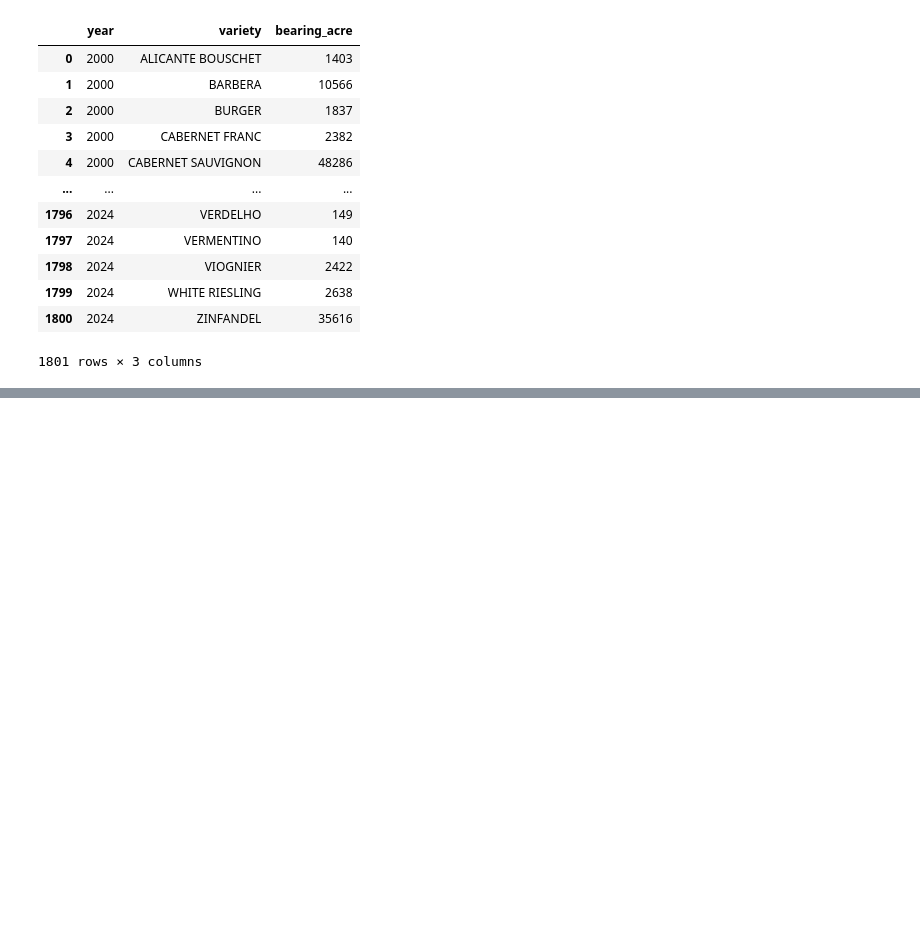
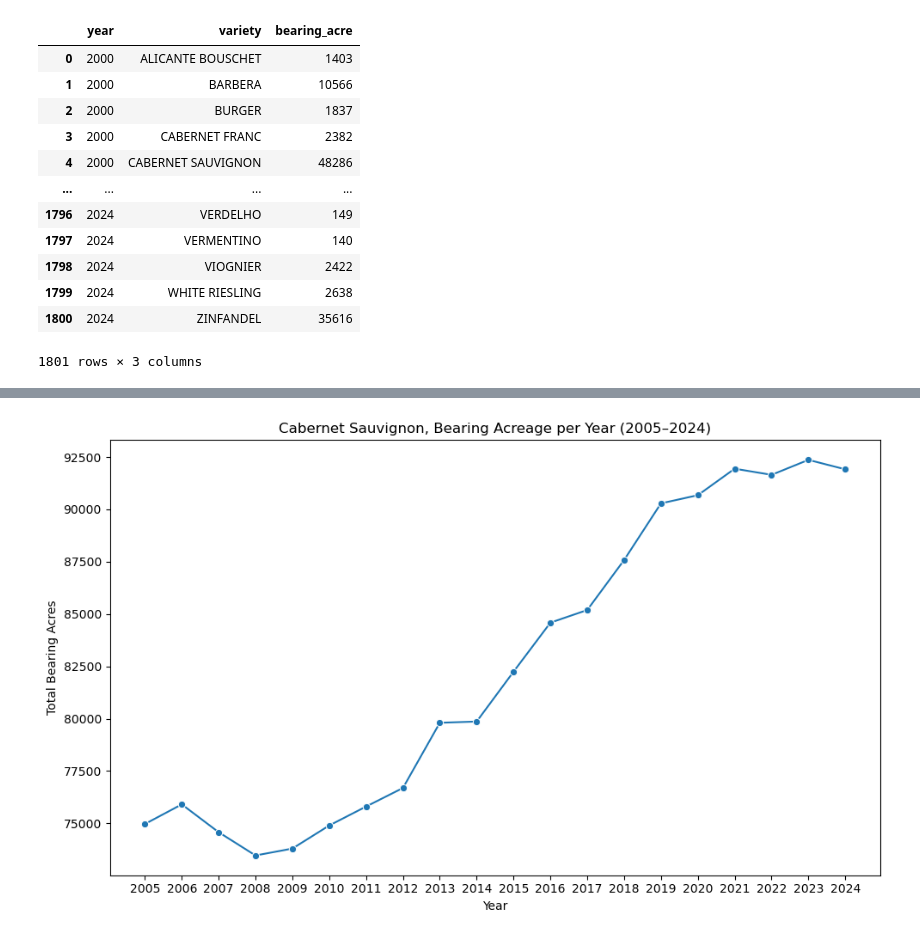
Before and after one commit to lillianargang/california-wine-capstone, a Jupyter notebook: notebooks/wine_dataframes_final.ipynb, the cells around one changed output, grey strips where cells are left out. Saved outputs shown, nothing was run; the diff lists cells and outputs as text; code cells hidden in the pictures; blank space fills up the shorter version.

```diff
--- a/notebooks/wine_dataframes_final.ipynb
+++ b/notebooks/wine_dataframes_final.ipynb
@@ -535,2 +599,6 @@ distribution_grouped[distribution_grouped['year'] == 2024].sort_values('bearing_
 # %%
-# 3. Has acreage per year (statewide) for a given variety changed over time?
+# 3. How has acreage per year for varieties in the Top 12 changed over time?
+# make charts for each variety, showing how each top variety has changed over 2005-2024
+
+varieties_grouped = filtered_updated.groupby(['year', 'variety'])['bearing_acre'].sum().reset_index()
+# the sum of bearing_acre by year, by variety
@@ -542,0 +605,18 @@ distribution_grouped[distribution_grouped['year'] == 2024].sort_values('bearing_
+# %%
+# looking to make a plot of each Top Variety, for each year
+
+grouped_cab = varieties_grouped[varieties_grouped['variety'] == 'CABERNET SAUVIGNON']
+
+
+plt.figure(figsize=(10,6))
+sns.lineplot(data=grouped_cab, x='year', y='bearing_acre', marker='o')
+
+plt.title('Cabernet Sauvignon, Bearing Acreage per Year (2005–2024)')
+plt.xlabel('Year')
+plt.ylabel('Total Bearing Acres')
+
+plt.tight_layout()
+plt.xticks(range(2005, 2025, 1))
+plt.show()
+# %% [output]
+[figure, added]
```
Also changed, not shown: parts of 54 cells of this notebook.
